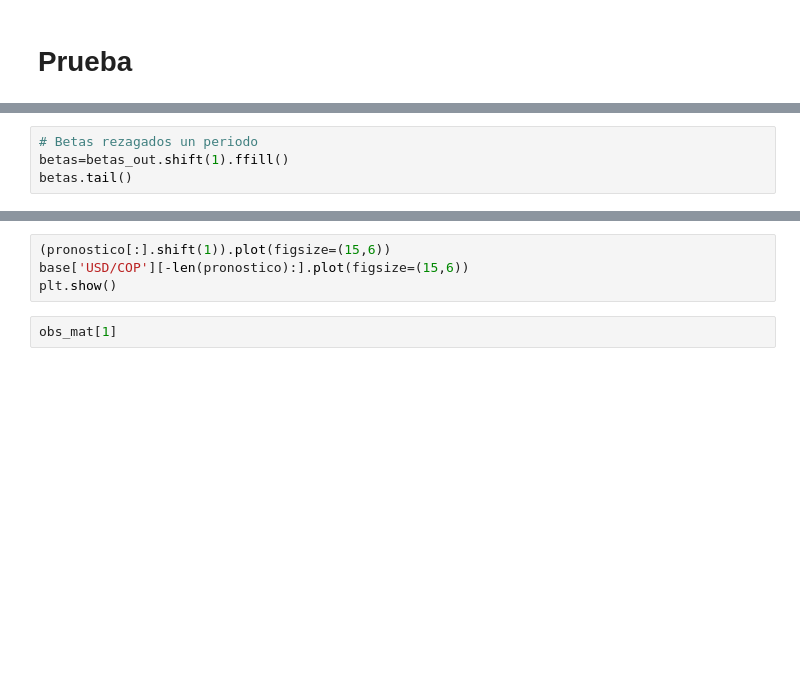
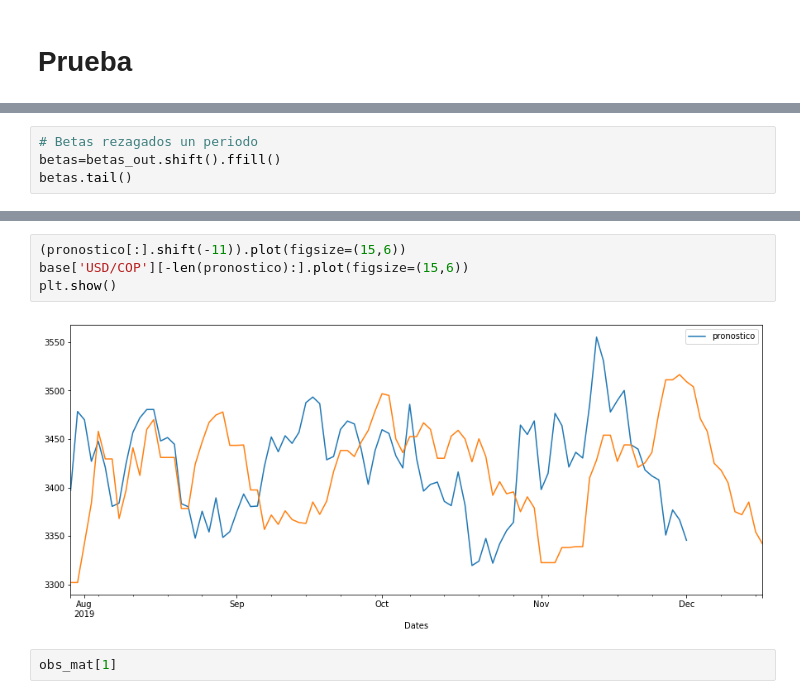
Before and after one commit to jdsuarez10/Kalman-Filter-Multivariado, a Jupyter notebook: Multivariate Kalman Filter - v2.ipynb, the cells around one changed output, grey strips where cells are left out. Drawn from its saved outputs; the diff is of its cells as text; blank space fills up the shorter version.

```diff
--- a/Multivariate Kalman Filter - v2.ipynb
+++ b/Multivariate Kalman Filter - v2.ipynb
@@ -458,4 +485,4 @@ betas_out.tail()
 # %%
 # Betas rezagados un periodo
-betas=betas_out.shift(1).ffill()
+betas=betas_out.shift().ffill()
 betas.tail()
@@ -473,7 +540,9 @@ pronostico[-300:].shift(1).tail()
 # %%
-(pronostico[:].shift(1)).plot(figsize=(15,6))
+(pronostico[:].shift(-11)).plot(figsize=(15,6))
 base['USD/COP'][-len(pronostico):].plot(figsize=(15,6))
 plt.show()
+# %% [output]
+[figure, added]
 # %%
 obs_mat[1]
 # %% [output]
```
Also changed, not shown: parts of 9 cells of this notebook.
